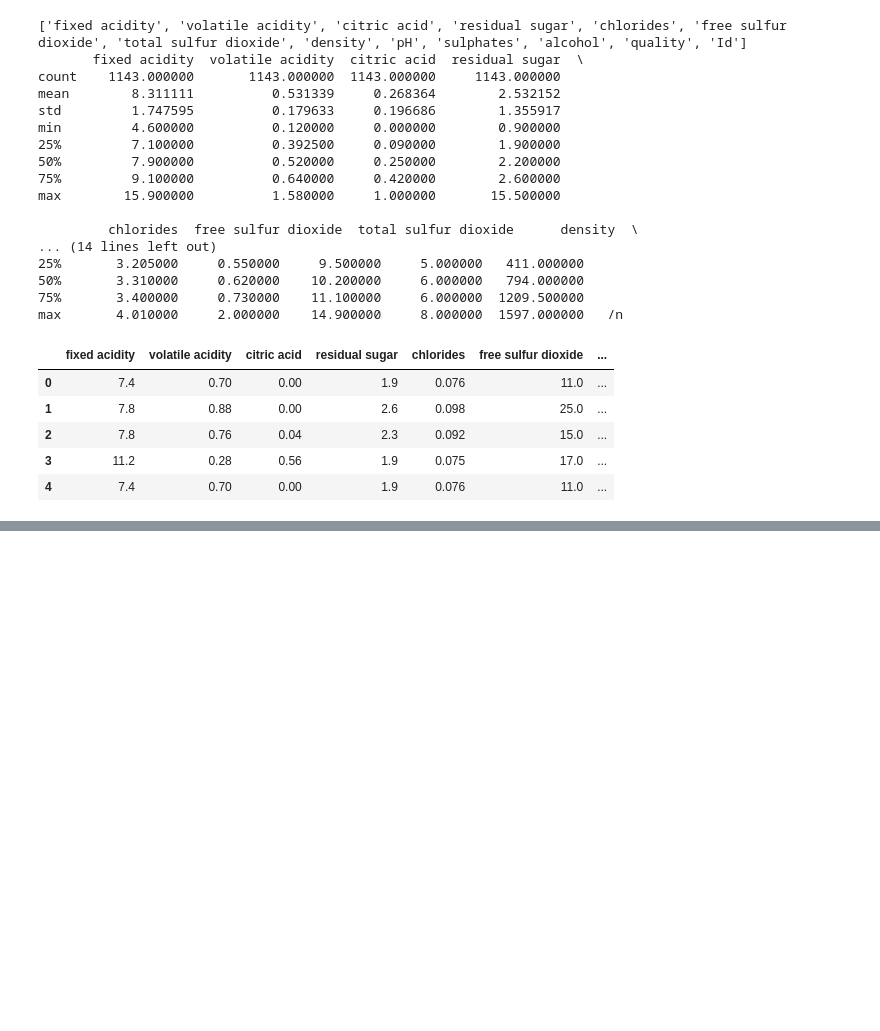
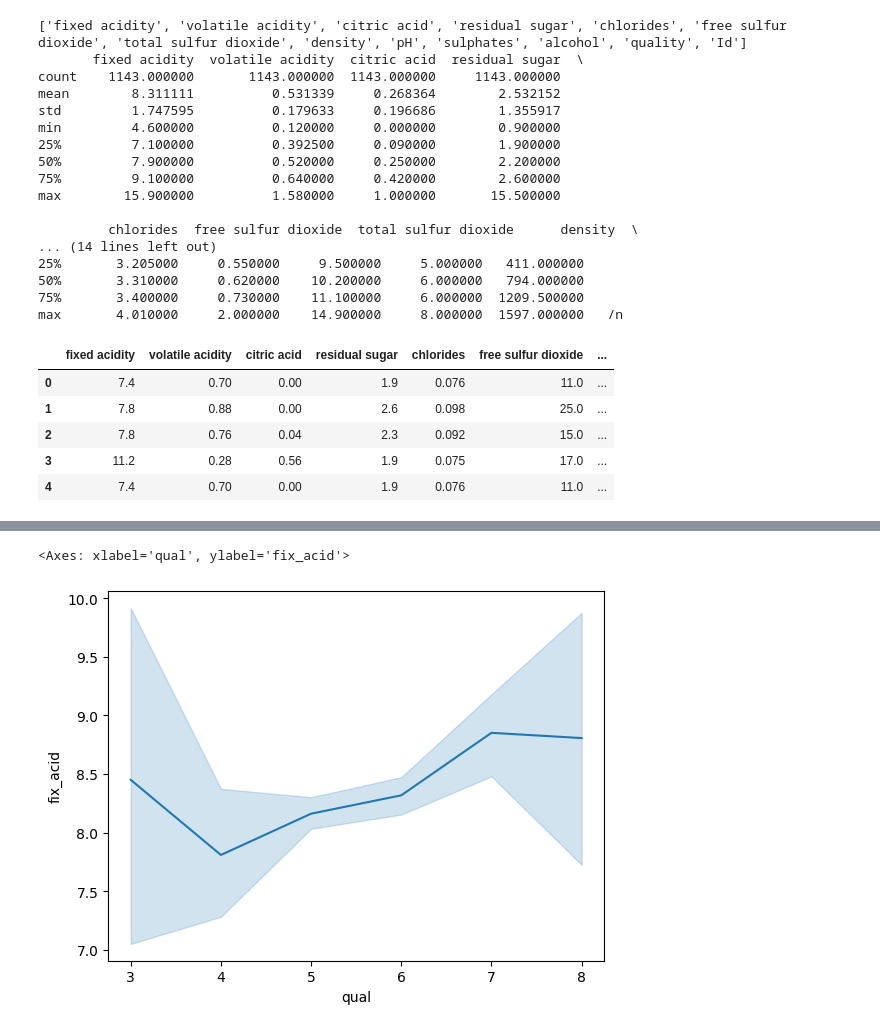
Before and after one commit to JinMizar/ds3001_final_project, a Jupyter notebook: wine_quality.ipynb, the cells around one changed output, grey strips where cells are left out. Cells and saved outputs as stored; diff of their text form; code cells hidden in the pictures; blank space fills up the shorter version.

```diff
--- a/wine_quality.ipynb
+++ b/wine_quality.ipynb
@@ -74,0 +83,5 @@ df = df.renmae(columns={'fixed acidity':'fix_acid',
+# %%
+sns.lineplot(data=df,x='qual',y='fix_acid')
+# %% [output]
+<Axes: xlabel='qual', ylabel='fix_acid'>
+[figure, added]
```
Also changed, not shown: parts of 15 cells of this notebook.
